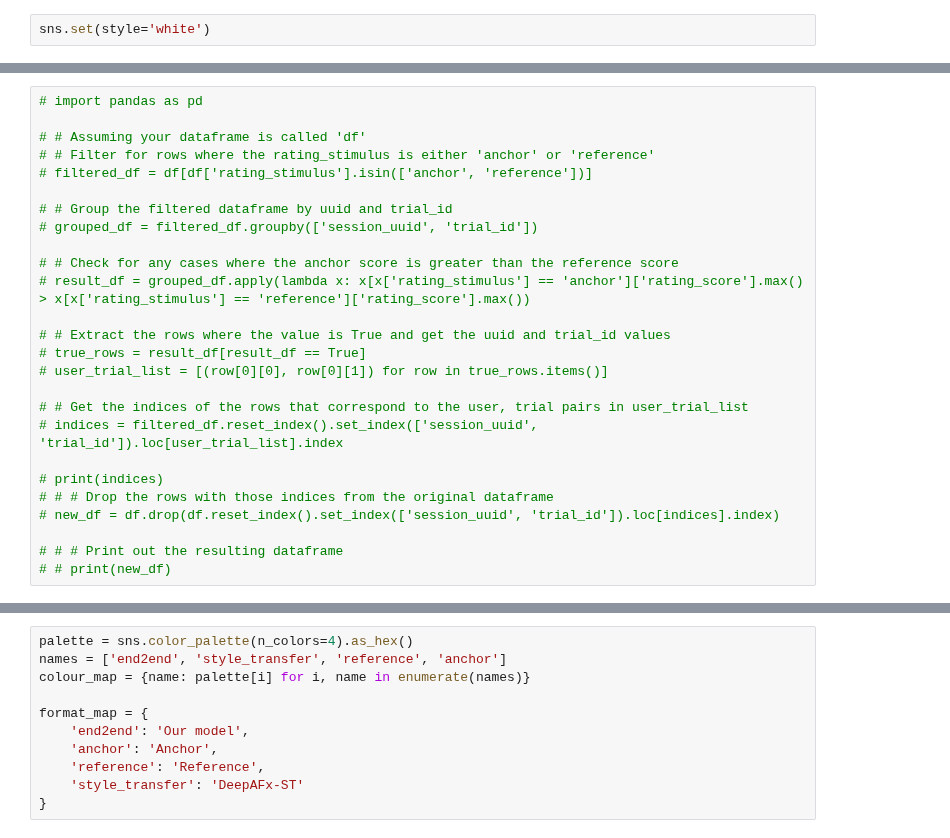
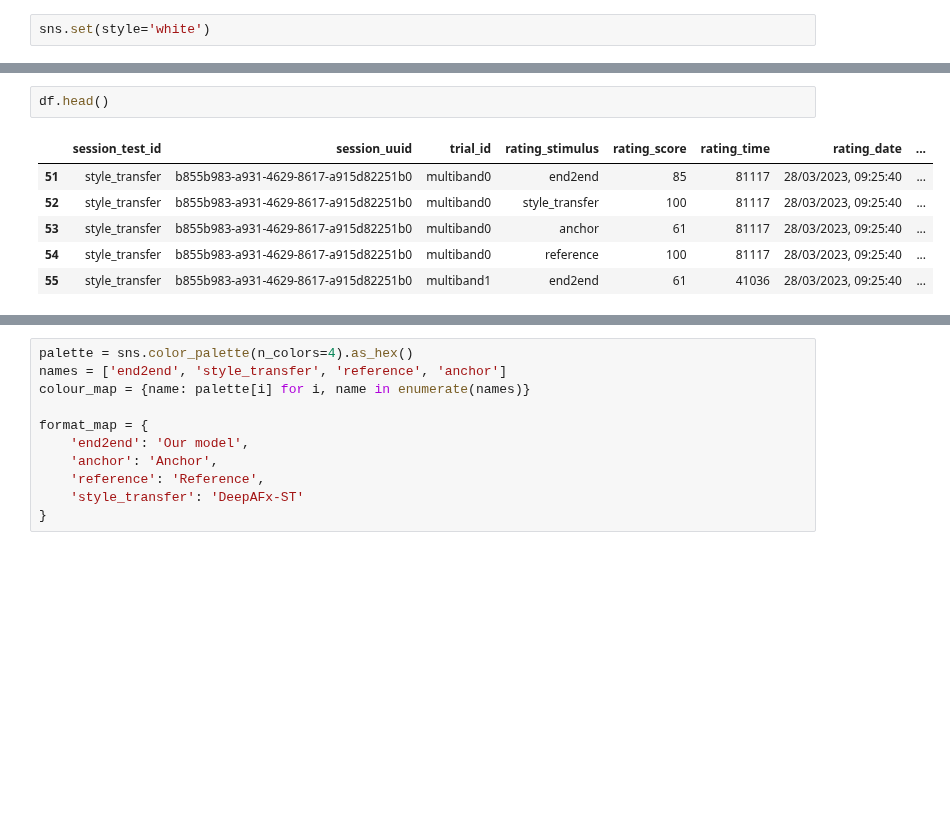
Before and after one commit to kieran-grant/Level5ProjectAudioVAE, a Jupyter notebook: src/evaluation/mushra_analysis.ipynb, the cells around one changed output, grey strips where cells are left out. Cells and saved outputs as stored; diff of their text form; blank space fills up the shorter version.

```diff
--- a/src/evaluation/mushra_analysis.ipynb
+++ b/src/evaluation/mushra_analysis.ipynb
@@ -19,27 +22,10 @@ f9840b36-a298-4e45-b879-75001199a675    33
 Name: session_uuid, dtype: int64
-# %%
-# import pandas as pd
-
-# # Assuming your dataframe is called 'df'
-# # Filter for rows where the rating_stimulus is either 'anchor' or 'reference'
-# filtered_df = df[df['rating_stimulus'].isin(['anchor', 'reference'])]
-
-# # Group the filtered dataframe by uuid and trial_id
-# grouped_df = filtered_df.groupby(['session_uuid', 'trial_id'])
-
-# # Check for any cases where the anchor score is greater than the reference score
-# result_df = grouped_df.apply(lambda x: x[x['rating_stimulus'] == 'anchor']['rating_score'].max() > x[x['rating_stimulus'] == 'reference']['rating_score'].max())
-
-# # Extract the rows where the value is True and get the uuid and trial_id values
-# true_rows = result_df[result_df == True]
-# user_trial_list = [(row[0][0], row[0][1]) for row in true_rows.items()]
-
-# # Get the indices of the rows that correspond to the user, trial pairs in user_trial_list
-# indices = filtered_df.reset_index().set_index(['session_uuid', 'trial_id']).loc[user_trial_list].index
-
-# print(indices)
-# # # Drop the rows with those indices from the original dataframe
-# new_df = df.drop(df.reset_index().set_index(['session_uuid', 'trial_id']).loc[indices].index)
-
-# # # Print out the resulting dataframe
-# # print(new_df)
+# %%
+df.head()
+# %% [output]
+|  | session_test_id | session_uuid | trial_id | rating_stimulus | rating_score | rating_time | rating_date | ... |
+| 51 | style_transfer | b855b983-a931-4629-8617-a915d82251b0 | multiband0 | end2end | 85 | 81117 | 28/03/2023, 09:25:40 | ... |
+| 52 | style_transfer | b855b983-a931-4629-8617-a915d82251b0 | multiband0 | style_transfer | 100 | 81117 | 28/03/2023, 09:25:40 | ... |
+| 53 | style_transfer | b855b983-a931-4629-8617-a915d82251b0 | multiband0 | anchor | 61 | 81117 | 28/03/2023, 09:25:40 | ... |
+| 54 | style_transfer | b855b983-a931-4629-8617-a915d82251b0 | multiband0 | reference | 100 | 81117 | 28/03/2023, 09:25:40 | ... |
+| 55 | style_transfer | b855b983-a931-4629-8617-a915d82251b0 | multiband1 | end2end | 61 | 41036 | 28/03/2023, 09:25:40 | ... |
```
Also changed, not shown: parts of 8 cells of this notebook, 2 other files.
